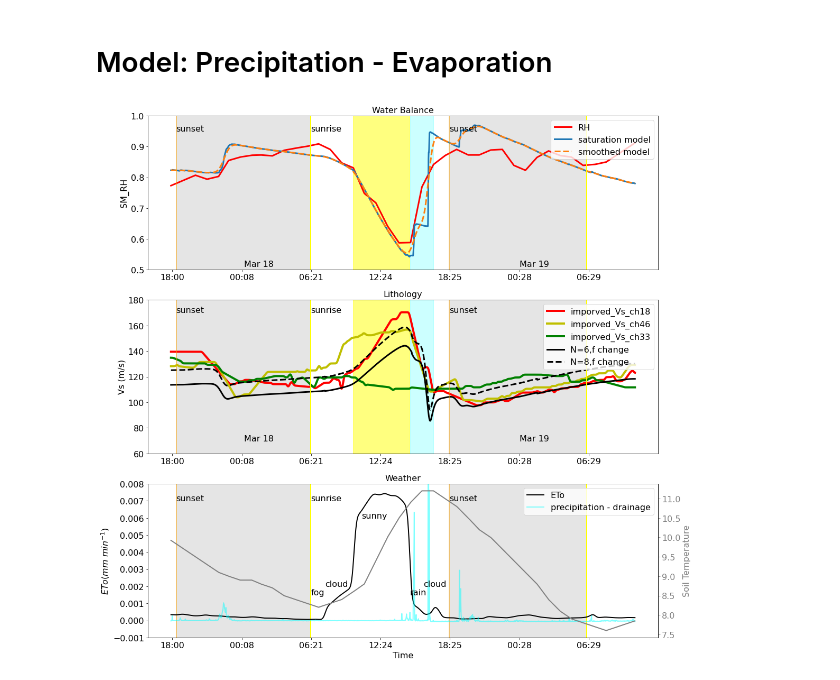
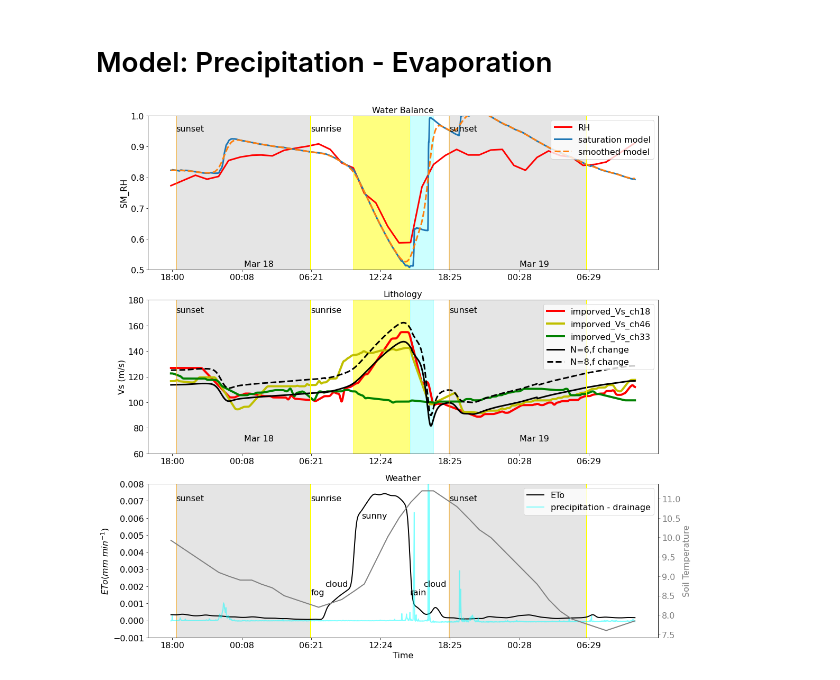
Before and after one commit to Denolle-Lab/FarmDAS, a Jupyter notebook: dvv_and_model/Fig2_soil_moisture_model.ipynb, the cells around one changed output. Drawn from its saved outputs; the diff is of its cells as text; code cells hidden in the pictures.

```diff
--- a/dvv_and_model/Fig2_soil_moisture_model.ipynb
+++ b/dvv_and_model/Fig2_soil_moisture_model.ipynb
@@ -181,7 +181,7 @@ plt.legend()
 ## Convert PSD to precipitation rate (with drainage)
 # %%
 ### Incorporate drainage
-decay = np.exp(-np.arange(20000)*5/10000)
+decay = np.exp(-np.arange(6000)*5/6000)
 res_diff = np.gradient(np.convolve(decay, ave_psd, mode='full')[:2408])
 
 plt.figure(figsize=(12, 4))
@@ -190,4 +190,11 @@ plt.plot(np.cumsum(ave_psd), label='ave_psd', lw=3)
 plt.plot(res_diff*20, label='residual water rat x 10',lw=1, alpha=0.5)
 plt.legend()
 plt.xlabel('time (minute)')
+plt.axvline(x=250,  color='r', linestyle='--', lw=2)
+plt.axvline(x=1260,  color='r', linestyle='--', lw=2)
+plt.axvline(x=1330,  color='r', linestyle='--', lw=2)
+plt.axvline(x=1490,  color='r', linestyle='--', lw=2)
+
+plt.figure()
+plt.plot(np.arange(6000)/60, decay)
 # %% [output]
@@ -246,10 +254,10 @@ plt.show()
 # Model: Precipitation - Evaporation
 # %%
 ## Model the water balance
-A_e = 0.3
+A_e = 0.35
 # A_d = 0.1
 A_d = 0
-A_p = 0.10
+A_p = 0.12
 rad = np.zeros(2408)
 rad[800:950] = 0.25
 rad[950:1240] = 0.75
@@ -259,10 +267,10 @@ rad = rad * rad_every_minute
 # eto_every_minute=eto_shortterm(rad, air_temp_interpolated, wind_speed_interpolated*0.75, humidity_interpolated)
 eto_every_minute=eto_shortterm(rad, air_temp_local, wind_speed_interpolated*0.75, r_humidity)
 
-decay = np.exp(-np.arange(20000)*5/8000)
+decay = np.exp(-np.arange(8000)*5/8000)
 res_psd = np.gradient(np.convolve(decay, ave_psd, mode='full')[:2408])
 s_history = hydro0(res_psd*2, 0.5, interp_humidity[0]/100, interp_temp10, 9, eto_every_minute, 0.7, A_p,A_e,A_d).get_s_history()
-s_history_smooth = gaussian_filter1d(s_history, sigma=20, mode='reflect')
+s_history_smooth = gaussian_filter1d(s_history, sigma=25, mode='reflect')
 
 ## Model the lithology
 ## Input parameters
@@ -320,9 +328,9 @@ ax2.fill_between([1240,1360], [60,60], [180,180], color='cyan', alpha=0.2)
 ax2.fill_between([27,726], [60,60], [180,180], color='gray', alpha=0.2)
 ax2.fill_between([1443,2158], [60,60], [180,180], color='gray', alpha=0.2)
 # ax2.plot(np.arange(2408), dvv*135, label='org_Vs', lw=2, color='b')
-ax2.plot(np.arange(2408), (dvv_all[18]+1)*110, label='imporved_Vs_ch18', lw=4, color='r')
-ax2.plot(np.arange(2408), (dvv_all[46]+1)*110, label='imporved_Vs_ch46', lw=4, color='y')
-ax2.plot(np.arange(2408), (dvv_all[33]+1)*110, label='imporved_Vs_ch33', lw=4, color='g')
+ax2.plot(np.arange(2408), (dvv_all[18]+1)*100, label='imporved_Vs_ch18', lw=4, color='r')
+ax2.plot(np.arange(2408), (dvv_all[46]+1)*100, label='imporved_Vs_ch46', lw=4, color='y')
+ax2.plot(np.arange(2408), (dvv_all[33]+1)*100, label='imporved_Vs_ch33', lw=4, color='g')
 ax2.plot(np.arange(2408), vs_sand, label='N=6,f change', color='k', lw=3)
 ax2.plot(np.arange(2408), vs_clay, label='N=8,f change', color='k', lw=3, ls='--')
 ax2.set_ylabel("Vs (m/s)", fontsize=16)
@@ -352,31 +360,31 @@ ax3.text(990, 0.006, 'sunny', color='k')
 ax3.text(1240, 0.0015, 'rain', color='k')
 ax3.text(1310, 0.002, 'cloud', color='k')
 ax3.axvline(x=27, color='orange', linestyle='-', lw=2, alpha=0.5)
 ax3.axvline(x=726, color='yellow', linestyle='-', lw=2, alpha=1)
 ax3.axvline(x=1443, color='orange', linestyle='-', lw=2, alpha=0.5)
 ax3.axvline(x=2158, color='yellow', linestyle='-', lw=2, alpha=1)
 ax3.text(27, 0.007, 'sunset', color='k')
 ax3.text(726, 0.007, 'sunrise', color='k')
 ax3.text(1443, 0.007, 'sunset', color='k')
 # ax3.text(2158, 0.007, 'sunrise', color='k')
 eto_every_minute_smooth = gaussian_filter1d(eto_every_minute, sigma=10, mode='reflect')
 ax3.plot(np.arange(2408), eto_every_minute_smooth, color='k', lw=2, label='ETo')
 # ax3.plot(np.arange(2408), etc_smooth, label='inverted ET rate', color='gray', lw=2, linestyle='--')
 # ax3.plot(np.arange(2408), ave_psd/20, color='cyan', lw=2, label='relative preciptation rate')
 ax3.plot(np.arange(2408), res_diff/20, label='precipitation - drainage',lw=2, alpha=0.5,  color='cyan')
 ax3.set_xticks(xax)
 ax3.set_xticklabels([t.strftime('%H:%M') for t in tax], fontsize=16)
 ax3.set_xlabel("Time", fontsize=16)
 ax3.set_ylabel("$ETo (mm~min^{-1}$)", fontsize=16)
 ax3.set_title("Weather", fontsize=16)
 ax3.legend(loc='upper right')
 
 twinx = ax3.twinx()
 twinx.plot(np.arange(2408), interp_temp10, color='gray', lw=2, label='temperature')
 twinx.set_ylabel("Soil Temperature", fontsize=16, color='gray')
 twinx.tick_params(axis='y', colors='gray')
 
 plt.tight_layout()
 plt.show()
 # %% [output]
-[figure, old version]
+[figure, new version]
```
Also changed, not shown: parts of 1 cell of this notebook, 1 other file.
